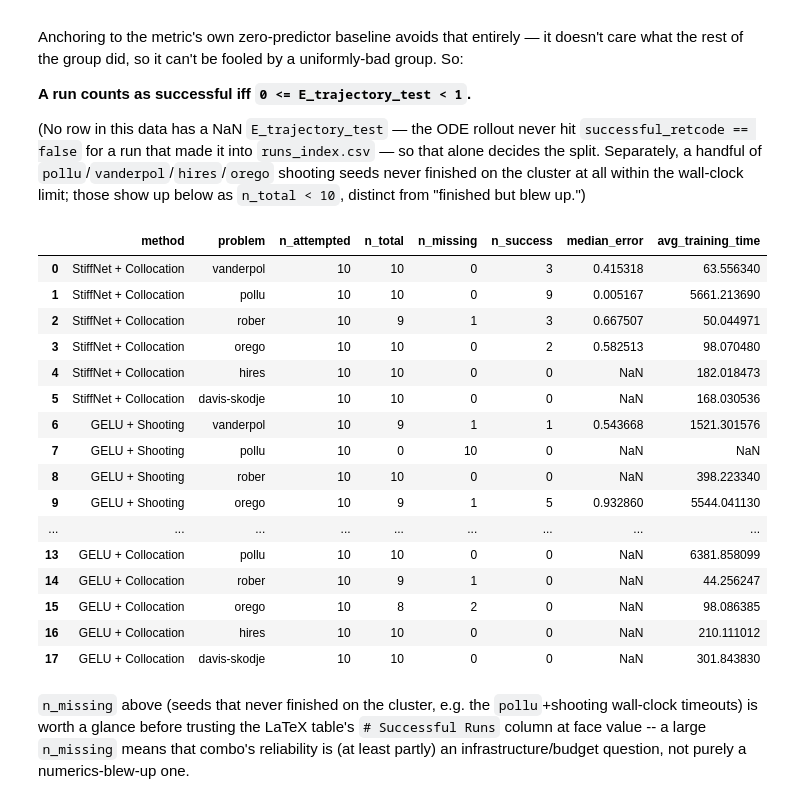
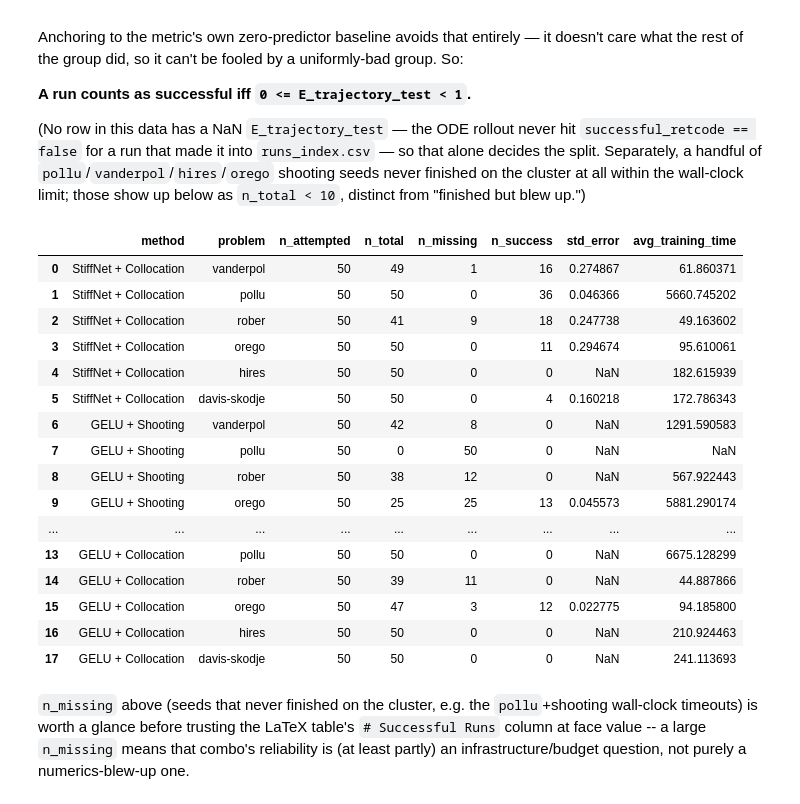
Before and after one commit to xenakistheo/BVPsolver, a Jupyter notebook: analysis/reliability_ablation_results.ipynb, the cells around one changed output. Cells and saved outputs as stored; diff of their text form; code cells hidden in the pictures.

```diff
--- a/analysis/reliability_ablation_results.ipynb
+++ b/analysis/reliability_ablation_results.ipynb
@@ -13,7 +13,7 @@ PROBLEMS = ['vanderpol', 'pollu', 'rober', 'orego', 'hires', 'davis-skodje']
 # That range only ever used derivmatch pretraining (checked below), so the
 # explicit filter is just documentation/safety.
 DB = DB[DB['E_VF_test'].notnull()]
-DB = DB[(DB['seed'] >= 20) & (DB['seed'] <= 29)]
+DB = DB[(DB['seed'] >= 100) & (DB['seed'] <= 149)]
 DB = DB[DB['pretraining'] == 'derivmatch']
 
 # When a problem/model has two different parameter counts on record (an
@@ -22,7 +22,7 @@ DB = DB[DB['pretraining'] == 'derivmatch']
 max_n_params = DB.groupby(['problem', 'model'])['n_params'].transform('max')
 DB = DB[DB['n_params'] == max_n_params]
 
-SEEDS = list(range(20, 30))
+SEEDS = list(range(100, 150))
 N_ATTEMPTED = len(SEEDS)  # every cell below had exactly this many seeds submitted
 
 DB.shape
@@ -88,54 +88,55 @@ def reliability_table(db, combos=COMBOS, problems=PROBLEMS, threshold=BLOWUP_THR
     """For each (method, problem) cell report:
       - n_total: # of runs that actually finished on the cluster (<= n_attempted)
       - n_success: # of finished runs with 0 <= E_trajectory_test < threshold
-      - median_error: median E_trajectory_test among the successful runs
+      - std_error: standard deviation of E_trajectory_test among the
+        successful runs
       - avg_training_time: mean `training_time` (derivmatch + the main
         stage) over ALL finished runs, successful or not -- how long
         training took doesn't depend on whether the fit turned out usable.
 
     n_success is always reported out of `n_attempted` (10 seeds), not out of
     n_total: a seed that never finished on the cluster (wall-clock timeout)
     is not a successful run either, and folding that in keeps cluster
     failures from silently inflating the reliability numbers.
     """
     rows = []
     for method_label, model, training in combos:
         for problem in problems:
             grp = db[(db["problem"] == problem) & (db["model"] == model) & (db["training"] == training)]
             ok = grp[(grp["E_trajectory_test"] >= 0) & (grp["E_trajectory_test"] < threshold)]
             rows.append({
                 "method": method_label,
                 "problem": problem,
                 "n_attempted": n_attempted,
                 "n_total": len(grp),
                 "n_missing": n_attempted - len(grp),
                 "n_success": len(ok),
-                "median_error": ok["E_trajectory_test"].median() if len(ok) else math.nan,
+                "std_error": ok["E_trajectory_test"].std() if len(ok) else math.nan,
                 "avg_training_time": grp["training_time"].mean() if len(grp) else math.nan,
             })
     return pd.DataFrame(rows)
 
 
 table = reliability_table(DB)
 table
 # %% [output]
-|  | method | problem | n_attempted | n_total | n_missing | n_success | median_error | avg_training_time |
-| 0 | StiffNet + Collocation | vanderpol | 10 | 10 | 0 | 3 | 0.415318 | 63.556340 |
-| 1 | StiffNet + Collocation | pollu | 10 | 10 | 0 | 9 | 0.005167 | 5661.213690 |
-| 2 | StiffNet + Collocation | rober | 10 | 9 | 1 | 3 | 0.667507 | 50.044971 |
-| 3 | StiffNet + Collocation | orego | 10 | 10 | 0 | 2 | 0.582513 | 98.070480 |
-| 4 | StiffNet + Collocation | hires | 10 | 10 | 0 | 0 | NaN | 182.018473 |
-| 5 | StiffNet + Collocation | davis-skodje | 10 | 10 | 0 | 0 | NaN | 168.030536 |
-| 6 | GELU + Shooting | vanderpol | 10 | 9 | 1 | 1 | 0.543668 | 1521.301576 |
-| 7 | GELU + Shooting | pollu | 10 | 0 | 10 | 0 | NaN | NaN |
-| 8 | GELU + Shooting | rober | 10 | 10 | 0 | 0 | NaN | 398.223340 |
-| 9 | GELU + Shooting | orego | 10 | 9 | 1 | 5 | 0.932860 | 5544.041130 |
+|  | method | problem | n_attempted | n_total | n_missing | n_success | std_error | avg_training_time |
+| 0 | StiffNet + Collocation | vanderpol | 50 | 49 | 1 | 16 | 0.274867 | 61.860371 |
+| 1 | StiffNet + Collocation | pollu | 50 | 50 | 0 | 36 | 0.046366 | 5660.745202 |
+| 2 | StiffNet + Collocation | rober | 50 | 41 | 9 | 18 | 0.247738 | 49.163602 |
+| 3 | StiffNet + Collocation | orego | 50 | 50 | 0 | 11 | 0.294674 | 95.610061 |
+| 4 | StiffNet + Collocation | hires | 50 | 50 | 0 | 0 | NaN | 182.615939 |
+| 5 | StiffNet + Collocation | davis-skodje | 50 | 50 | 0 | 4 | 0.160218 | 172.786343 |
+| 6 | GELU + Shooting | vanderpol | 50 | 42 | 8 | 0 | NaN | 1291.590583 |
+| 7 | GELU + Shooting | pollu | 50 | 0 | 50 | 0 | NaN | NaN |
+| 8 | GELU + Shooting | rober | 50 | 38 | 12 | 0 | NaN | 567.922443 |
+| 9 | GELU + Shooting | orego | 50 | 25 | 25 | 13 | 0.045573 | 5881.290174 |
 | ... | ... | ... | ... | ... | ... | ... | ... | ... |
-| 13 | GELU + Collocation | pollu | 10 | 10 | 0 | 0 | NaN | 6381.858099 |
-| 14 | GELU + Collocation | rober | 10 | 9 | 1 | 0 | NaN | 44.256247 |
-| 15 | GELU + Collocation | orego | 10 | 8 | 2 | 0 | NaN | 98.086385 |
-| 16 | GELU + Collocation | hires | 10 | 10 | 0 | 0 | NaN | 210.111012 |
-| 17 | GELU + Collocation | davis-skodje | 10 | 10 | 0 | 0 | NaN | 301.843830 |
+| 13 | GELU + Collocation | pollu | 50 | 50 | 0 | 0 | NaN | 6675.128299 |
+| 14 | GELU + Collocation | rober | 50 | 39 | 11 | 0 | NaN | 44.887866 |
+| 15 | GELU + Collocation | orego | 50 | 47 | 3 | 12 | 0.022775 | 94.185800 |
+| 16 | GELU + Collocation | hires | 50 | 50 | 0 | 0 | NaN | 210.924463 |
+| 17 | GELU + Collocation | davis-skodje | 50 | 50 | 0 | 0 | NaN | 241.113693 |
 # %% [markdown]
 `n_missing` above (seeds that never finished on the cluster, e.g. the
 `pollu`+shooting wall-clock timeouts) is worth a glance before trusting the
```
Also changed, not shown: parts of 3 cells of this notebook, 8 other files.
